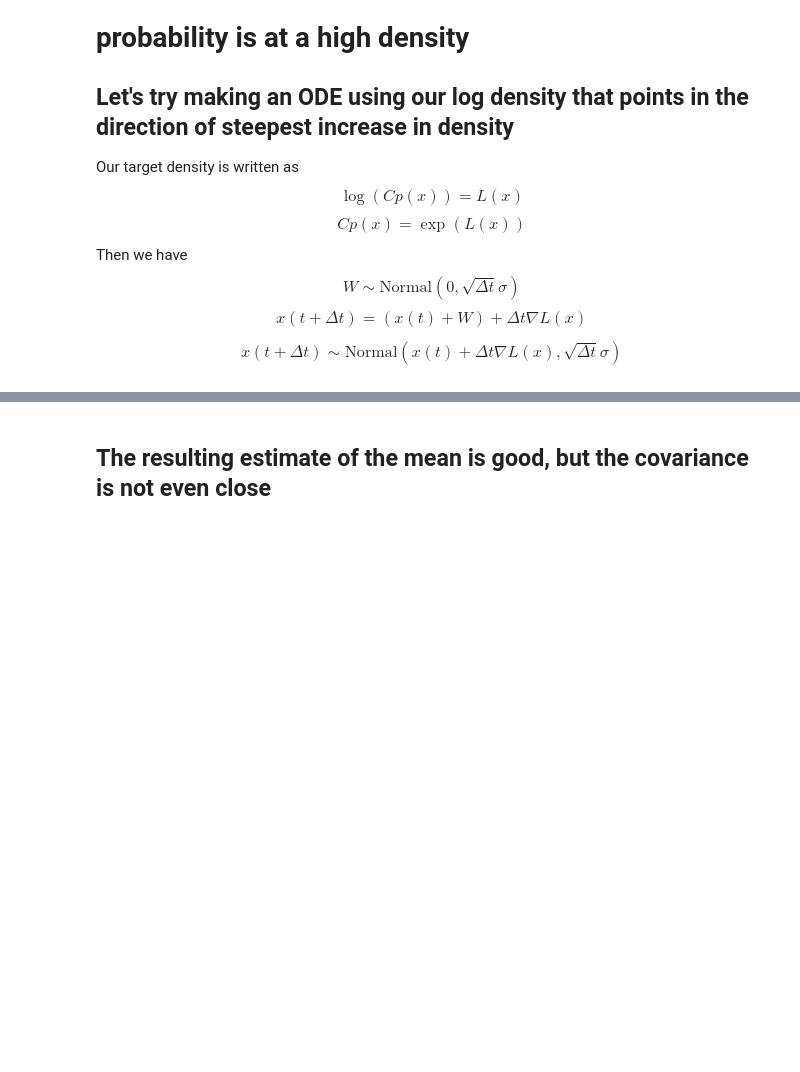
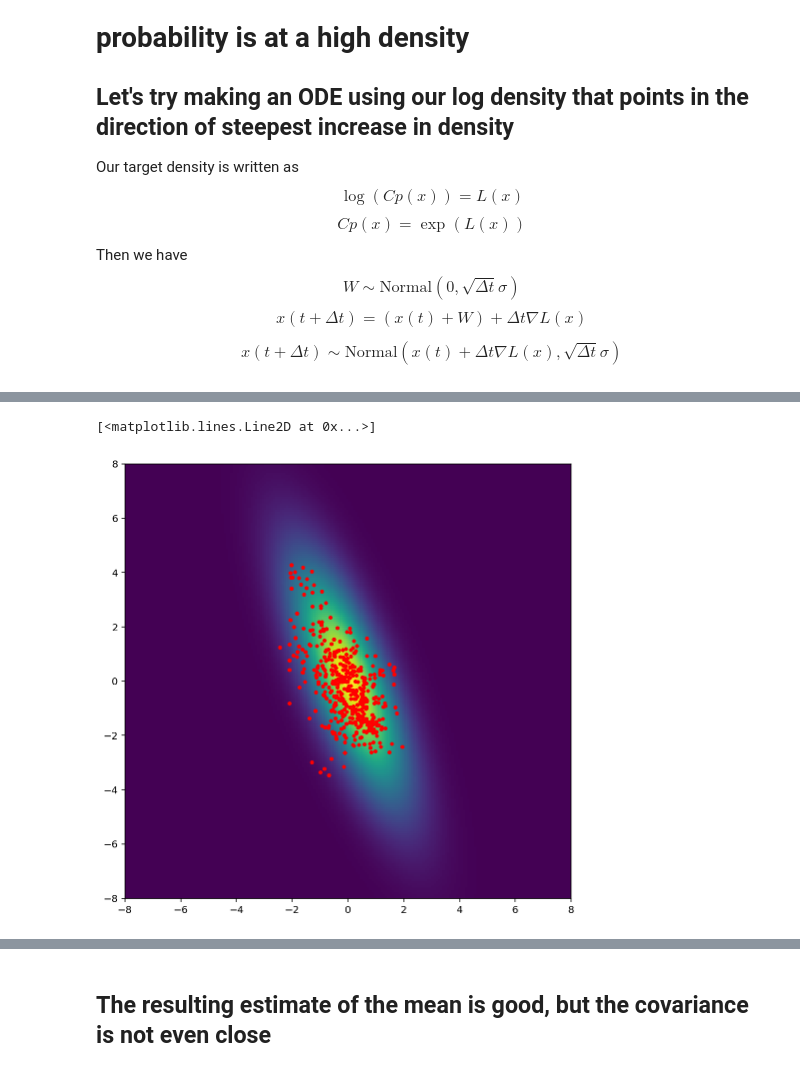
Before and after one commit to newby-jay/MATH509-Fall2022-JupyterNotebooks, a Jupyter notebook: Week 10.ipynb, the cells around one changed output, grey strips where cells are left out. Saved outputs shown, nothing was run; the diff lists cells and outputs as text; code cells hidden in the pictures; blank space fills up the shorter version.

```diff
--- a/Week 10.ipynb
+++ b/Week 10.ipynb
@@ -484,3 +483,35 @@ sigma = 1.2
+# %%
+Nsteps = 500
+dt = 0.1
+sigma = 1.2
+
+x0 = zeros([2])
+
+x = zeros([Nsteps, 2])
+
+for i in arange(Nsteps-1):
+    xp = x[i-1] + dt*gradL(x[i-1]) + sigma*normal(0, sqrt(dt), [2])
+    proposal_ratio = (
+        proposal_density(
+            xp, x[i-1] + dt*gradL(x[i-1]), sigma)
+        /proposal_density(
+            x[i-1], xp + dt*gradL(xp), sigma)
+    )
+    target_density_ratio = exp(L(xp) - L(x[i-1]))
+    pMH = target_density_ratio*proposal_ratio
+    chi = rand(1) < pMH
+    x[i] = x[i-1]*(1 - chi) + xp*chi
+    # if chi == 1:
+    #     x[i] = xp
+    # else:
+    #     x[i] = x[i-1]
+
+figure(1, [8, 8])
+pcolor(X, Y, exp(Z))
+plot(x[:, 0], x[:, 1], '.r')
+# %% [output]
+[<matplotlib.lines.Line2D at 0x...>]
+[figure, added]
 # %%
 Nsteps = 5000
 Nchains = 4
```
Also changed, not shown: parts of 18 cells of this notebook.
